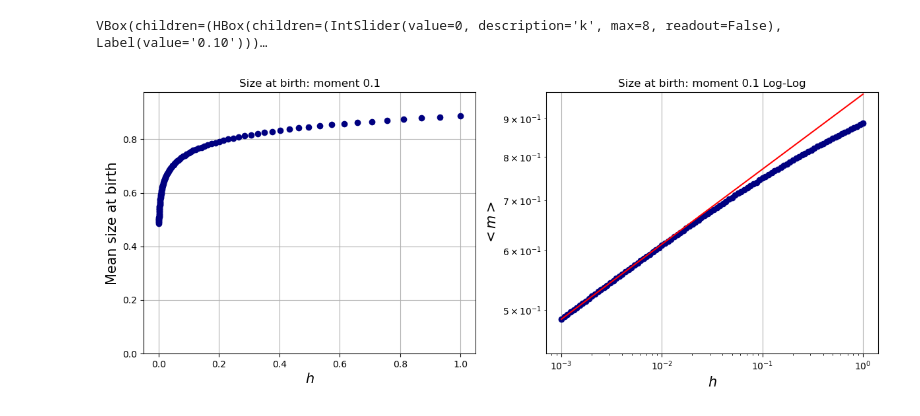
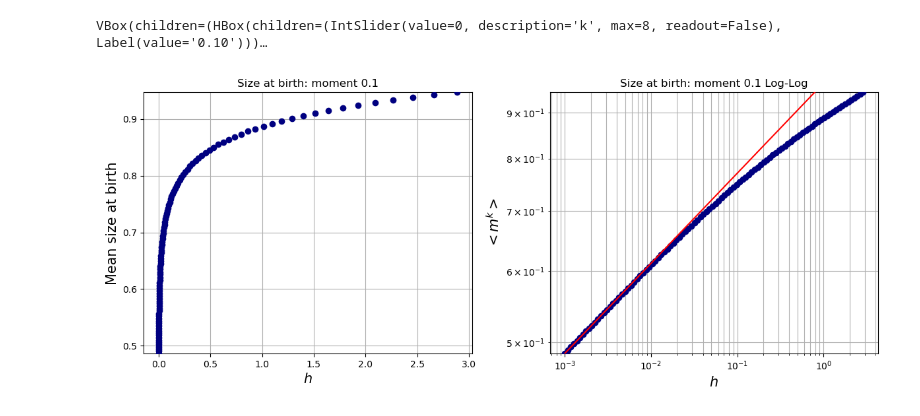
Before and after one commit to tommasoamico/masterThesis, a Jupyter notebook: code/jupyterNotebooks/simulations/singleTraitPositiveH.ipynb, the cells around one changed output. Cells and saved outputs as stored; diff of their text form; code cells hidden in the pictures.

```diff
--- a/code/jupyterNotebooks/simulations/singleTraitPositiveH.ipynb
+++ b/code/jupyterNotebooks/simulations/singleTraitPositiveH.ipynb
@@ -108,0 +117,16 @@ ax.scatter(range(len(logSizes)), np.exp(logSizes)**2, color = 'navy', zorder = 2
+# %%
+
+fig, ax = plt.subplots(1, 1, figsize = (10, 5))
+ax.scatter(binCenters, counts, edgecolor = 'black', zorder = 2)
+counts, edges = np.histogram(np.exp(allSizes[0,:]), bins = 200, density = 'True')
+binCenters = (edges[:-1] + edges[1:]) / 2
+#xAxis = np.logspace(np.log10(1e-3), np.log10(1e-1))
+slope, intercept, r_value, p_value, std_err =linregress(np.log10(binCenters)[~ np.isneginf(np.log10(counts))], np.log10(counts)[~ np.isneginf(np.log10(counts))])
+delta = slope
+#ax.plot(binCenters, powerLaw(binCenters, 1e-2, slope), color = 'red', label = f'$\\alpha = {slope:.3f}$')
+print(f'Slope: {slope}\nIntercept: {intercept}')
+ax.grid()
+ax.set_xscale('log')
+ax.set_yscale('log')
+ax.set_xlabel('Size at birth', fontsize = 15)
+_ = ax.set_ylabel('PDF', fontsize = 15)
@@ -113,9 +141,8 @@ import matplotlib.patches as mpatches
 cmap = matplotlib.cm.get_cmap('Blues')
 fig, ax1  = plt.subplots(1,2, figsize = (12, 5))
 ax, ax_ = ax1.flatten()
-
 #meanSizesAtBirth = np.load(f'../data/meanSizeBirth20000SingleTraitSamplingM.npy')
-
+hValues = hValueses[1]
 #colIdx = np.where(hValues < criticalPoint, 0, 1)
 
 def fY (x, k):
@@ -125,9 +152,9 @@ def fY (x, k):
 
     y = np.mean(yArr, axis = 1)
 
-    ax.set_ylim(top = 1.1*np.max(y))
+    ax.set_ylim(bottom = np.min(y), top = np.max(y))
     return y
-kValues = np.concatenate([np.linspace(0.1, 2 * criticalPoint - .1, 6), np.array([3, 4, 5])])
+kValues = np.concatenate([np.linspace(.1, -delta, 6), np.array([3, 4, 5])])
 controls = iplt.scatter(hValues, fY, k = kValues, zorder = 3, ax = ax, color = 'navy')
 
 #ax.scatter(gammaValues  - criticalPoint, meanSizesAtBirth , color = 'navy', zorder = 2)
@@ -141,42 +168,49 @@ ax.set_ylabel('Mean size at birth', fontsize = 15, zorder = 2)
 #ax.legend(facecolor = 'aliceblue', shadow = True, edgecolor = 'black', loc = 'upper right')
 #ax.set_title('Mean size at birth for different size of the system', fontsize = 15)
 ax.grid(zorder = 1)
-powerLawValues = [(.97, kValues[0]), (.97, kValues[1]), (1.1, kValues[2]), (2.5, kValues[3]), (8, kValues[4]), (21, kValues[5]), (21, 2 * criticalPoint),\
-                   (1, 2 * criticalPoint), (.1, 2 * criticalPoint)]
+#powerLawValues[0]
+powerLawValues = [(.97, kValues[0]), (.97, kValues[1]), (1.1, kValues[2]), (2.5, kValues[3]), (8, kValues[4]), (21, kValues[5]), (21, -delta),\
+                  (1, -delta), (.1, -delta)]
+#powerLawValues = [(1.17, .1), (.97, kValues[1]), (1.1, kValues[2]), (2.5, kValues[3]), (8, kValues[4]), (21, kValues[5]), (21, -delta),\
+                  # (1, -delta), (.1, -delta)]
+
 def fY2 (x, k):
     title2 = f'Size at birth: moment {k:.3} Log-Log'
     ax_.set_title(title2)
     yArr2 = np.exp(allSizes)**k
     y2 = np.mean(yArr2, axis = 1)
-    ax_.set_ylim(bottom = 0.9 * np.min(y2), top = 1.1*np.max(y2))
+    ax_.set_ylim(bottom = np.min(y2), top = np.max(y2))
+
     return y2
 
 
 def fY3 (x, k):
     y3 = powerLaw(xAxis,*powerLawValues[list(kValues).index(k)])
+
     return y3
 
 
 #ax_.plot(xAxis, powerLaw(xAxis,*powerLawValues[str(int(k))]), color = 'red', label = f'm = {k} line', zorder = 4)
 _ = iplt.scatter(hValues, fY2, controls=controls, ax = ax_, zorder = 3, color = 'navy')
-
 
 _ = iplt.plot(xAxis, fY3, controls=controls, color = 'red', ax = ax_, zorder = 3, label = 'Power law comparison')
 #ax_.plot(xAxis, powerLaw(xAxis, 21, 2 * criticalPoint), color = 'red', zorder = 4)
 
 ax_.set_xscale('log')
 ax_.set_yscale('log')
 #ax_.scatter(gammaValues, sizeBirth20000.mean(axis = 1), zorder = 2, color = 'navy')
 ax_.set_xlabel('$h$', fontsize = 15)
-ax_.set_ylabel('$<m>$', fontsize = 15)
+ax_.set_ylabel('$<m^k>$', fontsize = 15)
 ax_.grid(zorder = 1)
 #ax_.axvline(criticalPoint, color = 'black', linestyle = '--', label = 'Critical Point', zorder = 2)
-
+ax_.grid(which = 'minor')
 #ax.legend(facecolor = 'aliceblue', shadow = True, edgecolor = 'black')
 #ax_.set_title('Mean size at birth for different generations, $log-log$')
+# trotate ticks
+
 
 fig.tight_layout()
 plt.show()
 # %% [output]
 VBox(children=(HBox(children=(IntSlider(value=0, description='k', max=8, readout=False), Label(value='0.10')))…
-[figure, old version]
+[figure, new version]
```
Also changed, not shown: parts of 14 cells of this notebook, 5 other files.
